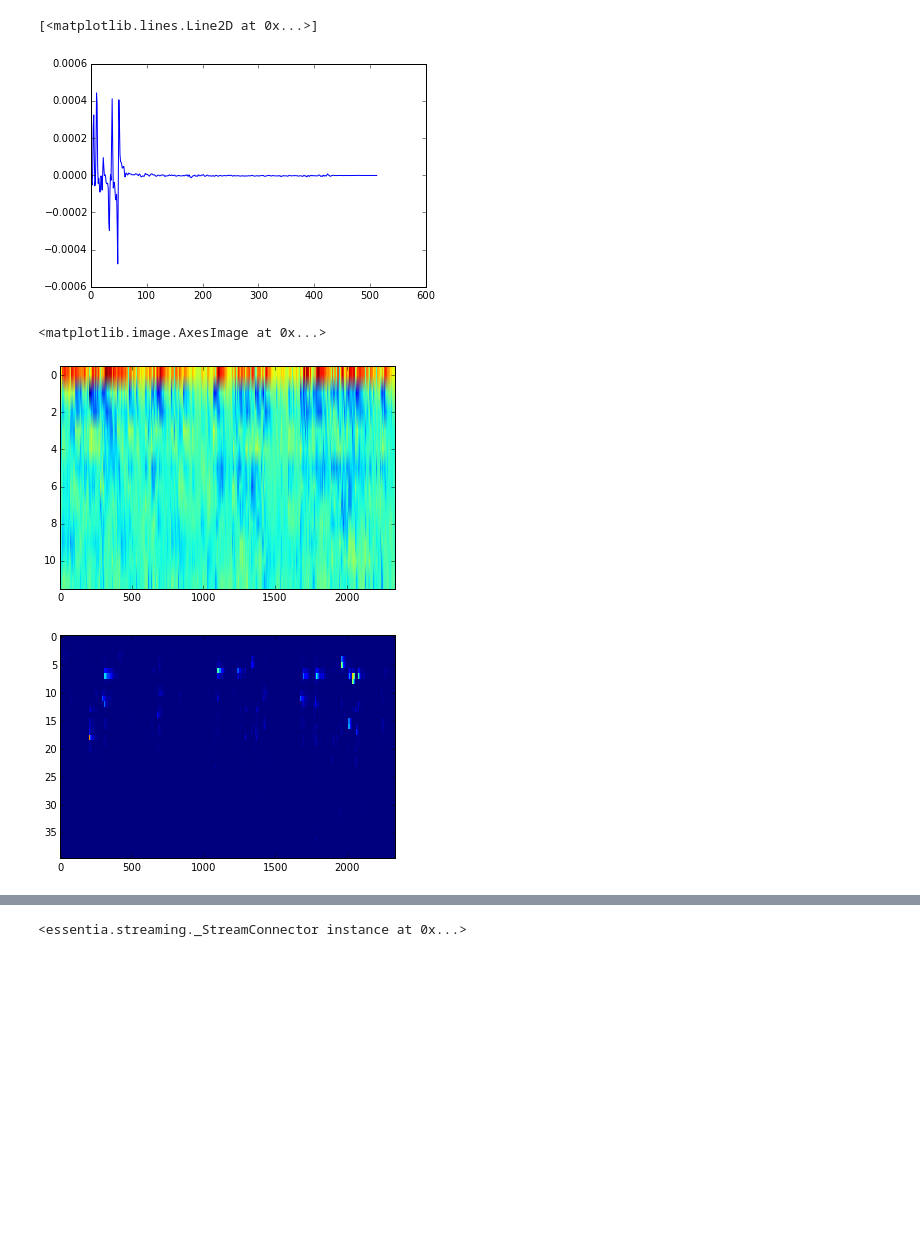
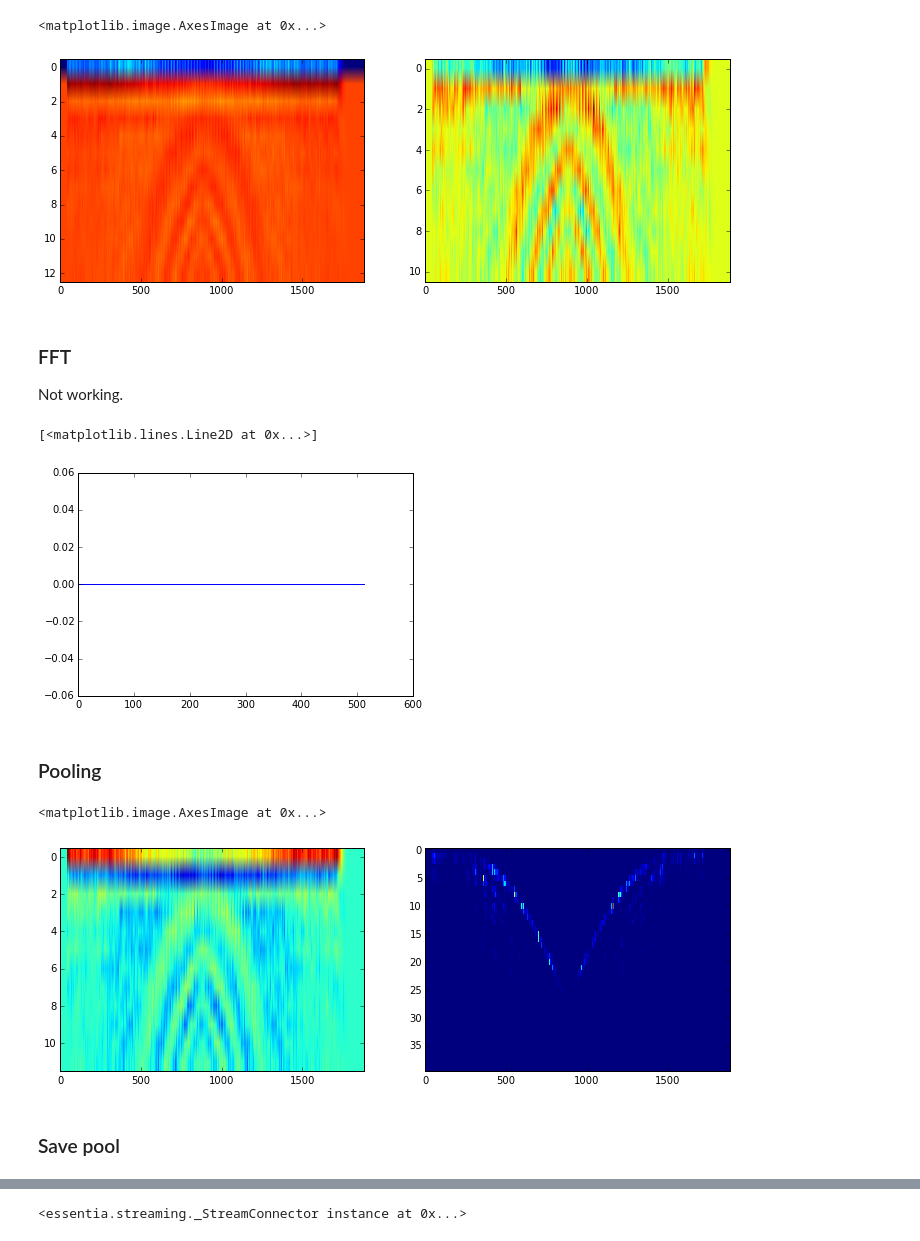
Before and after one commit to MickyDowns/deep-keras-music-net, a Jupyter notebook: music_study_aid.ipynb, the cells around one changed output, grey strips where cells are left out. Drawn from its saved outputs; the diff is of its cells as text; code cells hidden in the pictures; blank space fills up the shorter version.

Commit message:
re-format essentia
in prep for implementing network, built essentia functions for reading
sound files.

```diff
--- a/music_study_aid.ipynb
+++ b/music_study_aid.ipynb
@@ -45,7 +33,7 @@ print dir(essentia.standard)
 #
 
 # we start by instantiating the audio loader:
-loader = essentia.standard.MonoLoader(filename = 'ave.mp3')
+loader = essentia.standard.MonoLoader(filename = 'data/maps/MAPS_AkPnBcht_1/AkPnBcht/ISOL/CH/MAPS_ISOL_CH0.1_F_AkPnBcht.wav')
 
 # and then we actually perform the loading:
 audio = loader()
@@ -129,0 +93,22 @@ fft = FFT()
+# %%
+frame = audio[1*44100 : 1*44100 + 1024]
+
+plt.figure(figsize=(12, 8))
+#plt.rcParams['figure.figsize'] = (12.0, 8.0)
+#plt.subplots_adjust(wspace=0, hspace=0)
+
+w_hm = Windowing(type = 'hamming')
+spec = spectrum(w_hm(frame))
+plt.subplot(2,2,1); plt.plot(spec)
+
+w_tr = Windowing(type = 'triangular')
+spec = spectrum(w_tr(frame))
+plt.subplot(2,2,2); plt.plot(spec)
+
+w_sq = Windowing(type = 'square')
+spec = spectrum(w_sq(frame))
+plt.subplot(2,2,3); plt.plot(spec)
+
+w_hn = Windowing(type = 'hann')
+spec = spectrum(w_hn(frame))
+plt.subplot(2,2,4); plt.plot(spec)
@@ -129,0 +166,13 @@ fft = FFT()
+# %%
+plt.figure(figsize=(12, 4))
+
+plt.subplot(1,2,1); plt.imshow(mfccs[:,:], aspect = 'auto')
+
+plt.subplot(1,2,2); plt.imshow(mfccs[2:,:], aspect = 'auto')
+# %% [output]
+<matplotlib.image.AxesImage at 0x...>
+[figure, added]
+# %% [markdown]
+### FFT
+
+Not working.
@@ -130,23 +185,30 @@ fft = FFT()
 # %%
-fftb = fft(w(frame))
+fftb = fft(w_hn(frame))
 
-plot(fftb)
+plt.plot(fftb)
 # %% [output]
 [<matplotlib.lines.Line2D at 0x...>]
-[figure, old version]
+[figure, new version]
+# %% [markdown]
+### Pooling
 # %%
 pool = essentia.Pool()
 
+# A Pool is a container similar a Python dict which can contain any type of values... like a directory.
+# So, if you're going to apply diff functions to a single file, store their output centrally in the pool.
+# Values are stored using a name which represent the path to these values where dot (‘.’) chars are separators.
+# Other pool advantage: data you get out of it is already in an essentia.array format, so you can transpose (.T) it
+
 for frame in FrameGenerator(audio, frameSize = 1024, hopSize = 512):
-    mfcc_bands, mfcc_coeffs = mfcc(spectrum(w(frame)))
+    mfcc_bands, mfcc_coeffs = mfcc(spectrum(w_hn(frame)))
     pool.add('lowlevel.mfcc', mfcc_coeffs)
     pool.add('lowlevel.mfcc_bands', mfcc_bands)
 
-plt.imshow(pool['lowlevel.mfcc'].T[1:,:], aspect = 'auto')
-#show() # unnecessary if you started "ipython --pylab"
-figure()
-plt.imshow(pool['lowlevel.mfcc_bands'].T, aspect = 'auto', interpolation = 'nearest')
+plt.figure(figsize=(12, 4))
+plt.subplot(1,2,1); plt.imshow(pool['lowlevel.mfcc'].T[1:,:], aspect = 'auto')
+plt.subplot(1,2,2); plt.imshow(pool['lowlevel.mfcc_bands'].T, aspect = 'auto', interpolation = 'nearest')
 # %% [output]
 <matplotlib.image.AxesImage at 0x...>
-[figure, old version]
+[figure, new version]
-[figure, removed]
+# %% [markdown]
+### Save pool
```
Also changed, not shown: parts of 29 cells of this notebook.
